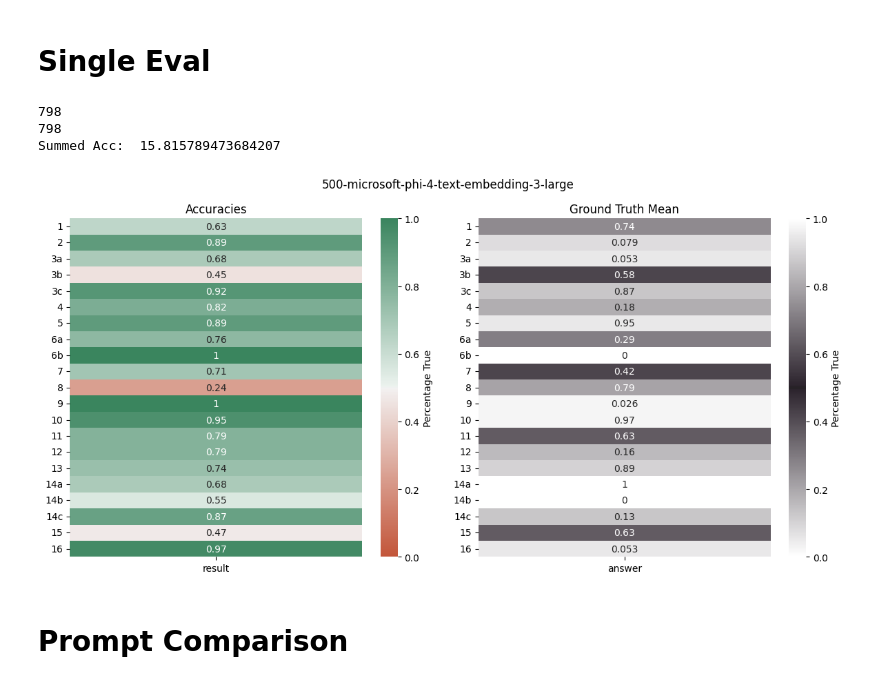
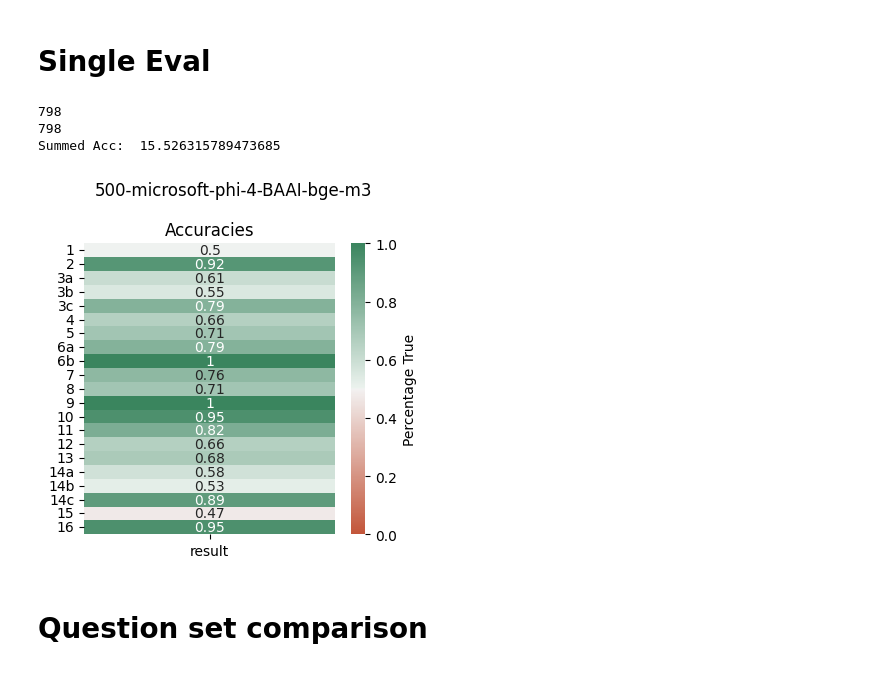
Before and after one commit to timovdk/grolts-llm, a Jupyter notebook: src/eval.ipynb, the cells around one changed output. Drawn from its saved outputs; the diff is of its cells as text; code cells hidden in the pictures.

```diff
--- a/src/eval.ipynb
+++ b/src/eval.ipynb
@@ -9 +1,19 @@ GROLTS_LABELS = True
+# %%
+chunk_size = '500'
+#chunk_size = '1000'
+#chunk_size = '2000'
+
+#generator = 'gpt-4o-mini'
+#generator = 'gpt-3.5-turbo'
+generator = 'microsoft-phi-4'
+#generator = 'llama-Llama-3.3-70B-Instruct'
+
+embedder = 'BAAI-bge-m3'
+#embedder = 'text-embedding-3-large'
+
+filename = chunk_size + '-' + generator + '-' + embedder
+
+experiment = '-p1'
+GROLTS_LABELS = True
+GROUND_TRUTH_PLOT = False
 # %%
@@ -48,52 +59,56 @@ percent_true_by_question = df_merged.groupby('question_id')['result'].mean().res
 
 # Print the summed accuracy
 print('Summed Acc: ', percent_true_by_question['result'].sum())
 
 # Plotting
-fig, (ax1, ax2) = plt.subplots(1, 2, figsize=(12, 6))
+if GROUND_TRUTH_PLOT:
+    fig, (ax1, ax2) = plt.subplots(1, 2, figsize=(12, 6))
+else:
+    fig, ax1 = plt.subplots(figsize=(4, 4))
 
 # Heatmap for predicted results
 g = sns.heatmap(
     percent_true_by_question.set_index('question_id'),
     annot=True,
     cmap=sns.diverging_palette(20, 145, as_cmap=True),
     cbar_kws={'label': 'Percentage True'},
     vmin=0, vmax=1, ax=ax1
 )
 g.set_title('Accuracies')
 g.set_xlabel('')
 g.set_ylabel('')
 if GROLTS_LABELS:
     g.set_yticklabels(['1', '2', '3a', '3b', '3c', '4', '5', '6a', '6b', '7', '8', '9', '10', '11', '12', '13', '14a', '14b', '14c', '15', '16'])
 ax1.set_yticklabels(ax1.get_yticklabels(), rotation=0)
 
-percent_true_by_question_lab = df_labels.groupby('question_id')['answer'].mean().reset_index()
-percent_true_by_question_lab = percent_true_by_question_lab.reindex(percent_true_by_question.index)
+if GROUND_TRUTH_PLOT:
+    percent_true_by_question_lab = df_labels.groupby('question_id')['answer'].mean().reset_index()
+    percent_true_by_question_lab = percent_true_by_question_lab.reindex(percent_true_by_question.index)
 
-# Heatmap for ground truth results
-g = sns.heatmap(
-    percent_true_by_question_lab.set_index('question_id'),
-    annot=True,
-    cmap=sns.diverging_palette(0, 0, l=100, center="dark", as_cmap=True),
-    cbar_kws={'label': 'Percentage True'},
-    vmin=0, vmax=1, ax=ax2
-)
-g.set_title('Ground Truth Mean')
-g.set_xlabel('')
-g.set_ylabel('')
-if GROLTS_LABELS:
-    g.set_yticklabels(['1', '2', '3a', '3b', '3c', '4', '5', '6a', '6b', '7', '8', '9', '10', '11', '12', '13', '14a', '14b', '14c', '15', '16'])
-ax2.set_yticklabels(ax1.get_yticklabels(), rotation=0)
+    # Heatmap for ground truth results
+    g = sns.heatmap(
+        percent_true_by_question_lab.set_index('question_id'),
+        annot=True,
+        cmap=sns.diverging_palette(0, 0, l=100, center="dark", as_cmap=True),
+        cbar_kws={'label': 'Percentage True'},
+        vmin=0, vmax=1, ax=ax2
+    )
+    g.set_title('Ground Truth Mean')
+    g.set_xlabel('')
+    g.set_ylabel('')
+    if GROLTS_LABELS:
+        g.set_yticklabels(['1', '2', '3a', '3b', '3c', '4', '5', '6a', '6b', '7', '8', '9', '10', '11', '12', '13', '14a', '14b', '14c', '15', '16'])
+    ax2.set_yticklabels(ax1.get_yticklabels(), rotation=0)
 
 # Final plot adjustments
 fig.suptitle(filename)
 fig.tight_layout()
 plt.show()
 # %% [output]
 798
 798
-Summed Acc:  15.815789473684207
+Summed Acc:  15.526315789473685
-[figure, old version]
+[figure, new version]
-# %% [markdown]
-# Prompt Comparison
+# %% [markdown]
+# Question set comparison
 # %%
```
Also changed, not shown: parts of 5 cells of this notebook.
